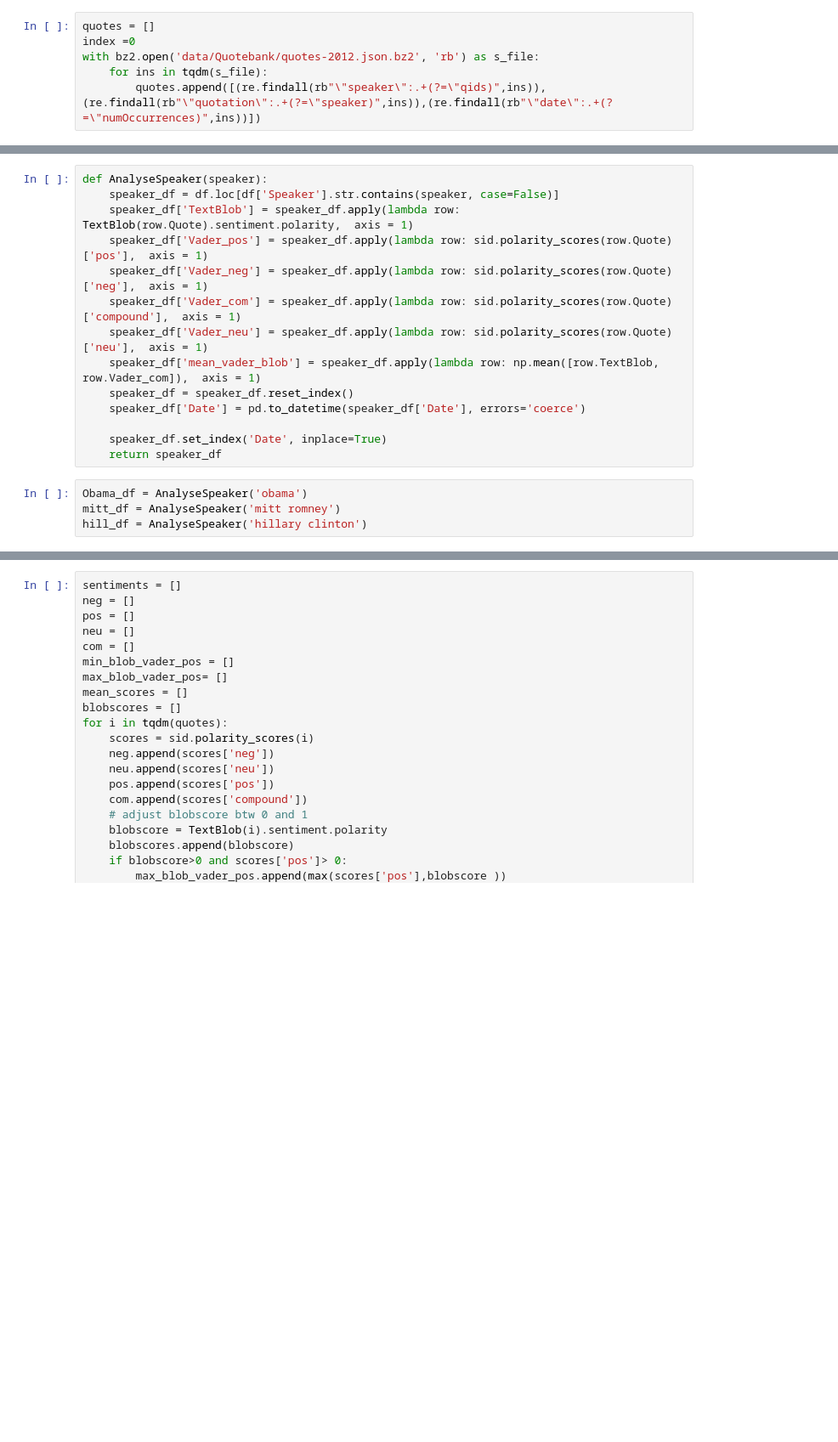
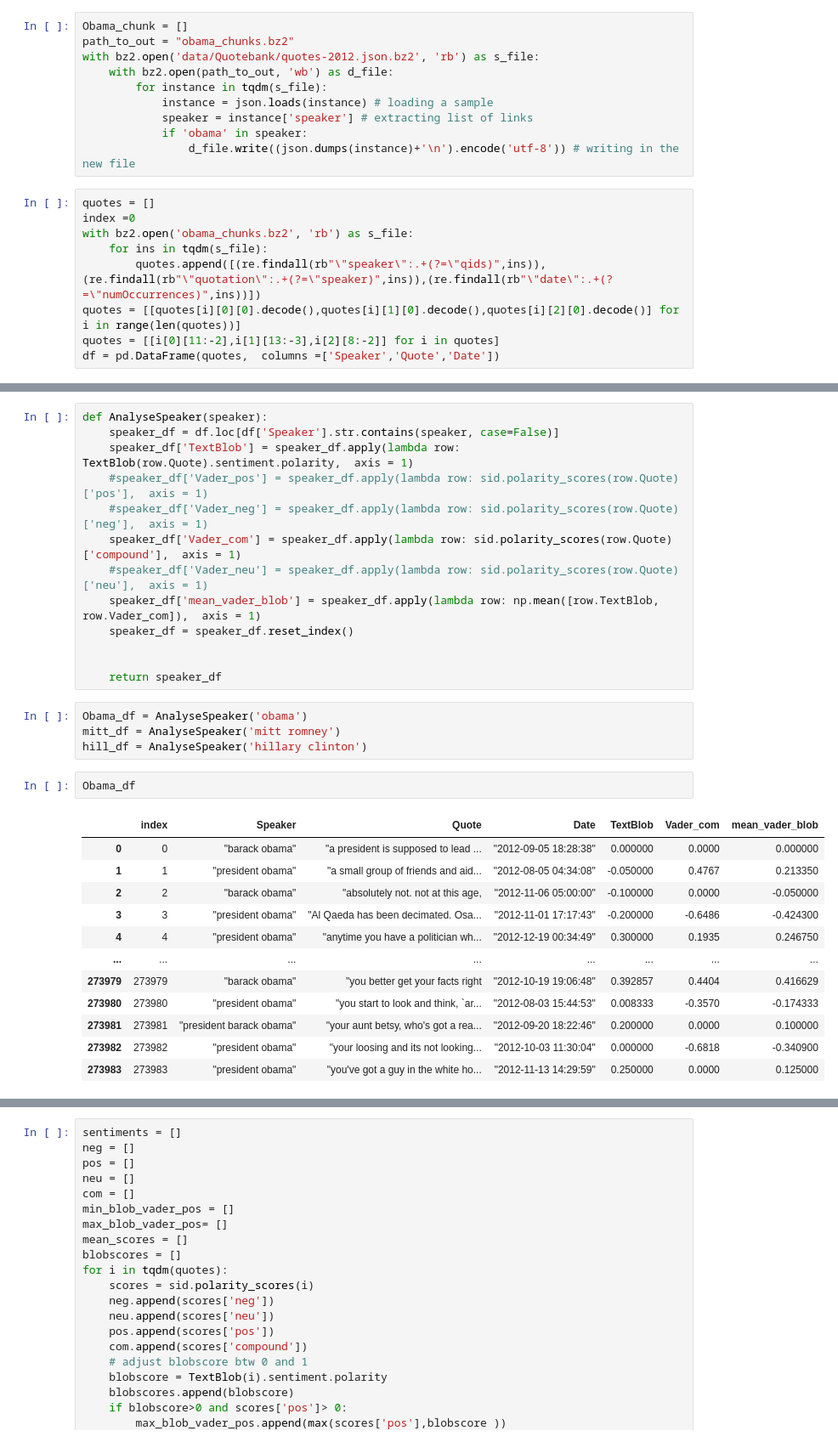
Before and after one commit to epfl-ada/ada-2021-project-abracadabra, a Jupyter notebook: Sentiment analysis.ipynb, the cells around one changed output, grey strips where cells are left out. Shown: that part at 85% size. Cells and saved outputs as stored; diff of their text form; blank space fills up the shorter version.

```diff
--- a/Sentiment analysis.ipynb
+++ b/Sentiment analysis.ipynb
@@ -36,6 +38,19 @@ print(scores)
+# %%
+Obama_chunk = []
+path_to_out = "obama_chunks.bz2"
+with bz2.open('data/Quotebank/quotes-2012.json.bz2', 'rb') as s_file:
+    with bz2.open(path_to_out, 'wb') as d_file:
+        for instance in tqdm(s_file):
+            instance = json.loads(instance) # loading a sample
+            speaker = instance['speaker'] # extracting list of links
+            if 'obama' in speaker:
+                d_file.write((json.dumps(instance)+'\n').encode('utf-8')) # writing in the new file
 # %%
 quotes = []
 index =0
-with bz2.open('data/Quotebank/quotes-2012.json.bz2', 'rb') as s_file:
+with bz2.open('obama_chunks.bz2', 'rb') as s_file:
     for ins in tqdm(s_file):
         quotes.append([(re.findall(rb"\"speaker\":.+(?=\"qids)",ins)),(re.findall(rb"\"quotation\":.+(?=\"speaker)",ins)),(re.findall(rb"\"date\":.+(?=\"numOccurrences)",ins))])
+quotes = [[quotes[i][0][0].decode(),quotes[i][1][0].decode(),quotes[i][2][0].decode()] for i in range(len(quotes))]
+quotes = [[i[0][11:-2],i[1][13:-3],i[2][8:-2]] for i in quotes]
+df = pd.DataFrame(quotes,  columns =['Speaker','Quote','Date'])
@@ -71,17 +100,31 @@ Name: Speaker, dtype: int64
 def AnalyseSpeaker(speaker):
     speaker_df = df.loc[df['Speaker'].str.contains(speaker, case=False)]
     speaker_df['TextBlob'] = speaker_df.apply(lambda row: TextBlob(row.Quote).sentiment.polarity,  axis = 1)
-    speaker_df['Vader_pos'] = speaker_df.apply(lambda row: sid.polarity_scores(row.Quote)['pos'],  axis = 1)
-    speaker_df['Vader_neg'] = speaker_df.apply(lambda row: sid.polarity_scores(row.Quote)['neg'],  axis = 1)
+    #speaker_df['Vader_pos'] = speaker_df.apply(lambda row: sid.polarity_scores(row.Quote)['pos'],  axis = 1)
+    #speaker_df['Vader_neg'] = speaker_df.apply(lambda row: sid.polarity_scores(row.Quote)['neg'],  axis = 1)
     speaker_df['Vader_com'] = speaker_df.apply(lambda row: sid.polarity_scores(row.Quote)['compound'],  axis = 1)
-    speaker_df['Vader_neu'] = speaker_df.apply(lambda row: sid.polarity_scores(row.Quote)['neu'],  axis = 1)
+    #speaker_df['Vader_neu'] = speaker_df.apply(lambda row: sid.polarity_scores(row.Quote)['neu'],  axis = 1)
     speaker_df['mean_vader_blob'] = speaker_df.apply(lambda row: np.mean([row.TextBlob, row.Vader_com]),  axis = 1)
     speaker_df = speaker_df.reset_index()
-    speaker_df['Date'] = pd.to_datetime(speaker_df['Date'], errors='coerce')
 
-    speaker_df.set_index('Date', inplace=True)
+
     return speaker_df
 # %%
 Obama_df = AnalyseSpeaker('obama')
 mitt_df = AnalyseSpeaker('mitt romney')
 hill_df = AnalyseSpeaker('hillary clinton')
+# %%
+Obama_df
+# %% [output]
+|  | index | Speaker | Quote | Date | TextBlob | Vader_com | mean_vader_blob |
+| 0 | 0 | "barack obama" | "a president is supposed to lead ... | "2012-09-05 18:28:38" | 0.000000 | 0.0000 | 0.000000 |
+| 1 | 1 | "president obama" | "a small group of friends and aid... | "2012-08-05 04:34:08" | -0.050000 | 0.4767 | 0.213350 |
+| 2 | 2 | "barack obama" | "absolutely not. not at this age, | "2012-11-06 05:00:00" | -0.100000 | 0.0000 | -0.050000 |
+| 3 | 3 | "president obama" | "Al Qaeda has been decimated. Osa... | "2012-11-01 17:17:43" | -0.200000 | -0.6486 | -0.424300 |
+| 4 | 4 | "president obama" | "anytime you have a politician wh... | "2012-12-19 00:34:49" | 0.300000 | 0.1935 | 0.246750 |
+| ... | ... | ... | ... | ... | ... | ... | ... |
+| 273979 | 273979 | "barack obama" | "you better get your facts right | "2012-10-19 19:06:48" | 0.392857 | 0.4404 | 0.416629 |
+| 273980 | 273980 | "president obama" | "you start to look and think, `ar... | "2012-08-03 15:44:53" | 0.008333 | -0.3570 | -0.174333 |
+| 273981 | 273981 | "president barack obama" | "your aunt betsy, who's got a rea... | "2012-09-20 18:22:46" | 0.200000 | 0.0000 | 0.100000 |
+| 273982 | 273982 | "president obama" | "your loosing and its not looking... | "2012-10-03 11:30:04" | 0.000000 | -0.6818 | -0.340900 |
+| 273983 | 273983 | "president obama" | "you've got a guy in the white ho... | "2012-11-13 14:29:59" | 0.250000 | 0.0000 | 0.125000 |
```
Also changed, not shown: parts of 19 cells of this notebook.
